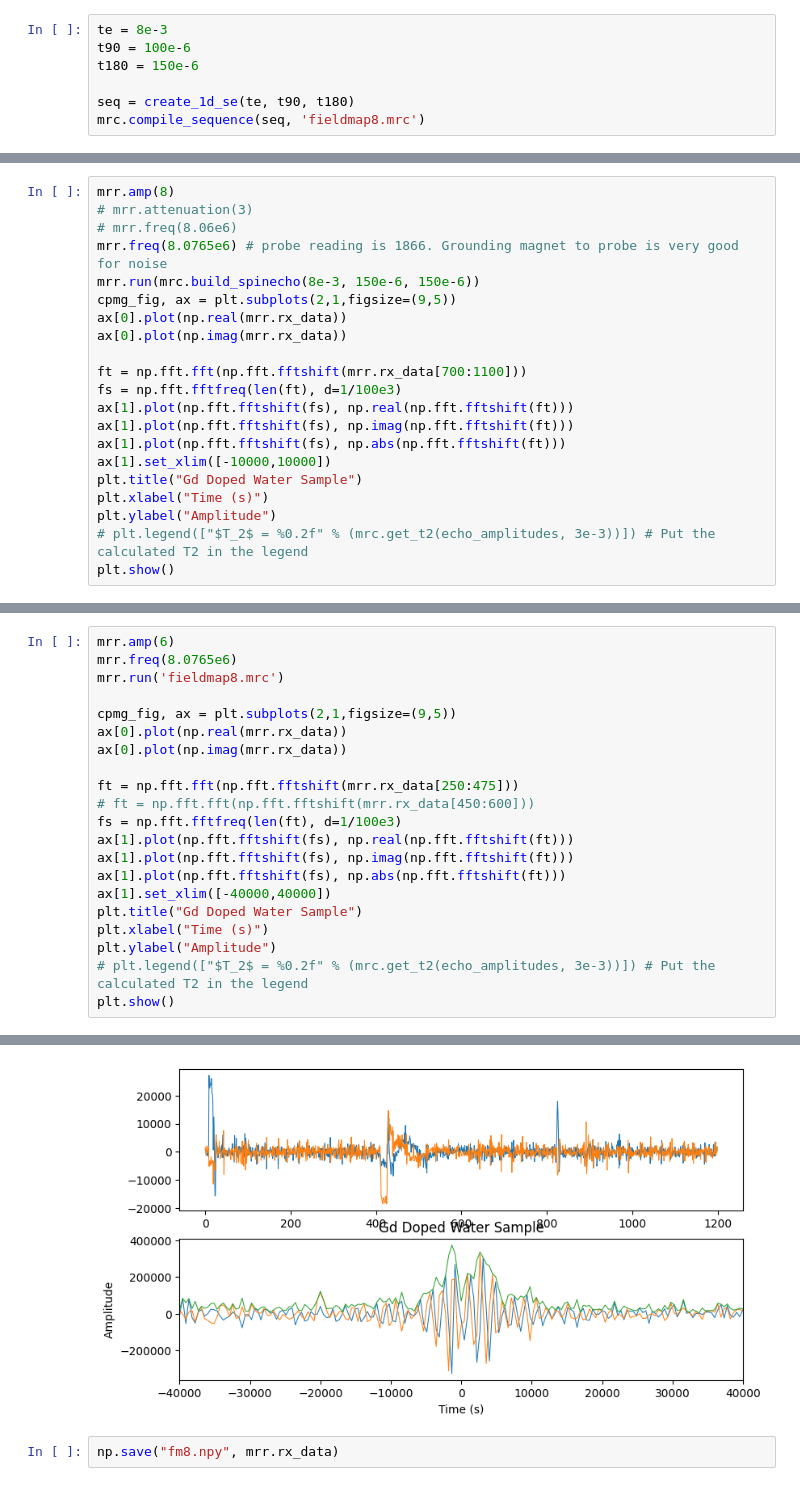
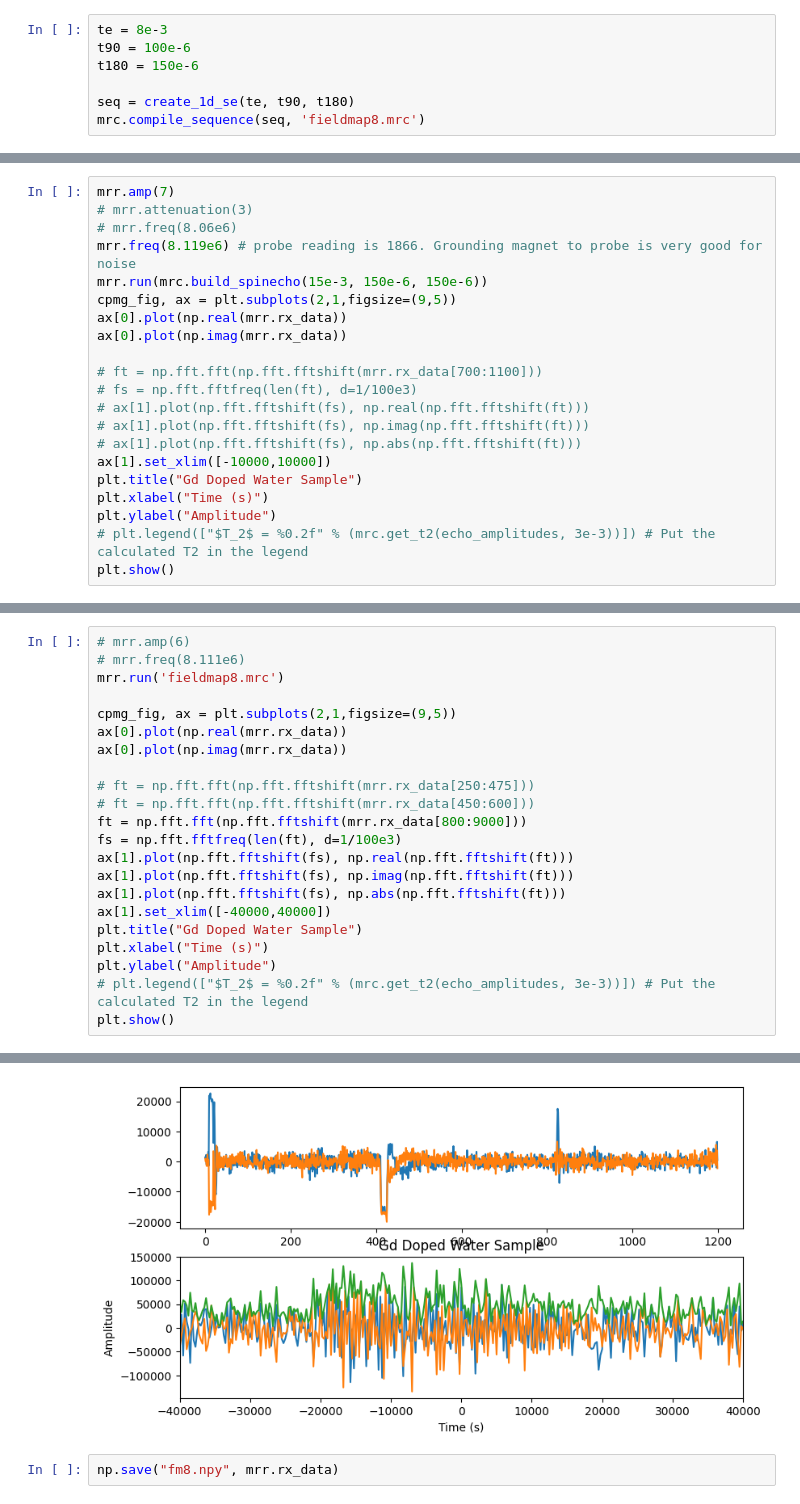
Before and after one commit to hansgaensbauer/ThermalShims, a Jupyter notebook: Flow Shims/Fieldmap/FieldMap.ipynb, the cells around one changed output, grey strips where cells are left out. Drawn from its saved outputs; the diff is of its cells as text.

```diff
--- a/Flow Shims/Fieldmap/FieldMap.ipynb
+++ b/Flow Shims/Fieldmap/FieldMap.ipynb
@@ -58,18 +220,18 @@ Connected to COM3
 # %%
-mrr.amp(8)
+mrr.amp(7)
 # mrr.attenuation(3)
 # mrr.freq(8.06e6)
-mrr.freq(8.0765e6) # probe reading is 1866. Grounding magnet to probe is very good for noise
-mrr.run(mrc.build_spinecho(8e-3, 150e-6, 150e-6))
+mrr.freq(8.119e6) # probe reading is 1866. Grounding magnet to probe is very good for noise
+mrr.run(mrc.build_spinecho(15e-3, 150e-6, 150e-6))
 cpmg_fig, ax = plt.subplots(2,1,figsize=(9,5))
 ax[0].plot(np.real(mrr.rx_data))
 ax[0].plot(np.imag(mrr.rx_data))
 
-ft = np.fft.fft(np.fft.fftshift(mrr.rx_data[700:1100]))
-fs = np.fft.fftfreq(len(ft), d=1/100e3)
-ax[1].plot(np.fft.fftshift(fs), np.real(np.fft.fftshift(ft)))
-ax[1].plot(np.fft.fftshift(fs), np.imag(np.fft.fftshift(ft)))
-ax[1].plot(np.fft.fftshift(fs), np.abs(np.fft.fftshift(ft)))
+# ft = np.fft.fft(np.fft.fftshift(mrr.rx_data[700:1100]))
+# fs = np.fft.fftfreq(len(ft), d=1/100e3)
+# ax[1].plot(np.fft.fftshift(fs), np.real(np.fft.fftshift(ft)))
+# ax[1].plot(np.fft.fftshift(fs), np.imag(np.fft.fftshift(ft)))
+# ax[1].plot(np.fft.fftshift(fs), np.abs(np.fft.fftshift(ft)))
 ax[1].set_xlim([-10000,10000])
 plt.title("Gd Doped Water Sample")
 plt.xlabel("Time (s)")
@@ -86,14 +248,15 @@ Received Bytes: 4800
 # %%
-mrr.amp(6)
-mrr.freq(8.0765e6)
+# mrr.amp(6)
+# mrr.freq(8.111e6)
 mrr.run('fieldmap8.mrc')
 
 cpmg_fig, ax = plt.subplots(2,1,figsize=(9,5))
 ax[0].plot(np.real(mrr.rx_data))
 ax[0].plot(np.imag(mrr.rx_data))
 
-ft = np.fft.fft(np.fft.fftshift(mrr.rx_data[250:475]))
+# ft = np.fft.fft(np.fft.fftshift(mrr.rx_data[250:475]))
 # ft = np.fft.fft(np.fft.fftshift(mrr.rx_data[450:600]))
+ft = np.fft.fft(np.fft.fftshift(mrr.rx_data[800:9000]))
 fs = np.fft.fftfreq(len(ft), d=1/100e3)
 ax[1].plot(np.fft.fftshift(fs), np.real(np.fft.fftshift(ft)))
 ax[1].plot(np.fft.fftshift(fs), np.imag(np.fft.fftshift(ft)))
@@ -110,7 +271,7 @@ Setting Frequency to 8076500.0
 Loading Sequence... Done.
 Running Sequence
 Received Bytes: 4800
-[figure, old version]
+[figure, new version]
 # %%
 np.save("fm8.npy", mrr.rx_data)
 # %%
```
Also changed, not shown: parts of 10 cells of this notebook, 4 other files.
